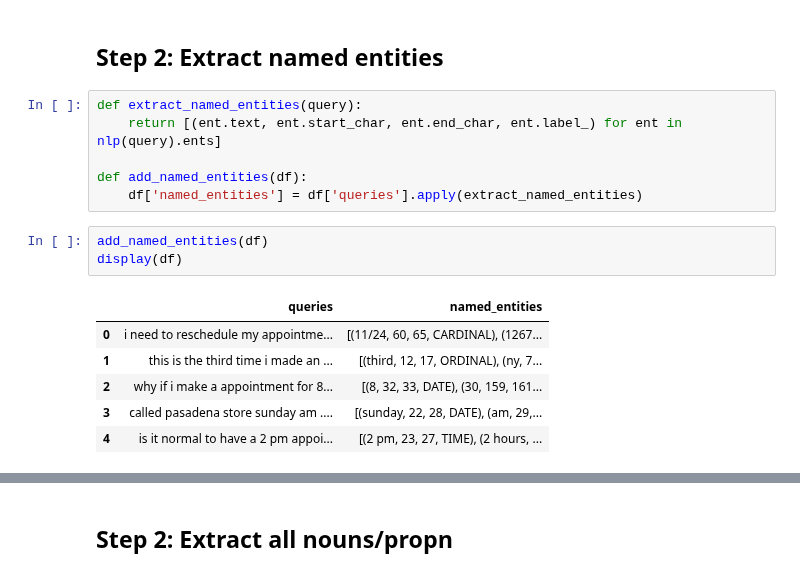
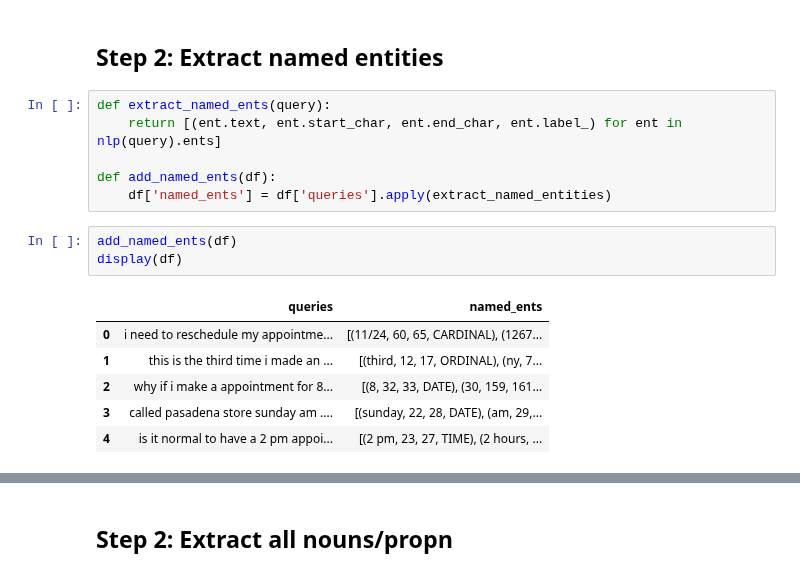
Before and after one commit to SocialSharma/named_entity_recognition, a Jupyter notebook: entity_extraction_v1.ipynb, the cells around one changed output, grey strips where cells are left out. Saved outputs shown, nothing was run; the diff lists cells and outputs as text.

```diff
--- a/entity_extraction_v1.ipynb
+++ b/entity_extraction_v1.ipynb
@@ -54,16 +54,16 @@ display(df)
 # %% [markdown]
 ## Step 2: Extract named entities
 # %%
-def extract_named_entities(query):
+def extract_named_ents(query):
     return [(ent.text, ent.start_char, ent.end_char, ent.label_) for ent in nlp(query).ents]
 
-def add_named_entities(df):
-    df['named_entities'] = df['queries'].apply(extract_named_entities)
+def add_named_ents(df):
+    df['named_ents'] = df['queries'].apply(extract_named_entities)
 # %%
-add_named_entities(df)
+add_named_ents(df)
 display(df)
 # %% [output]
-|  | queries | named_entities |
+|  | queries | named_ents |
 | 0 | i need to reschedule my appointme... | [(11/24, 60, 65, CARDINAL), (1267... |
 | 1 | this is the third time i made an ... | [(third, 12, 17, ORDINAL), (ny, 7... |
 | 2 | why if i make a appointment for 8... | [(8, 32, 33, DATE), (30, 159, 161... |
```
Also changed, not shown: parts of 28 cells of this notebook.
